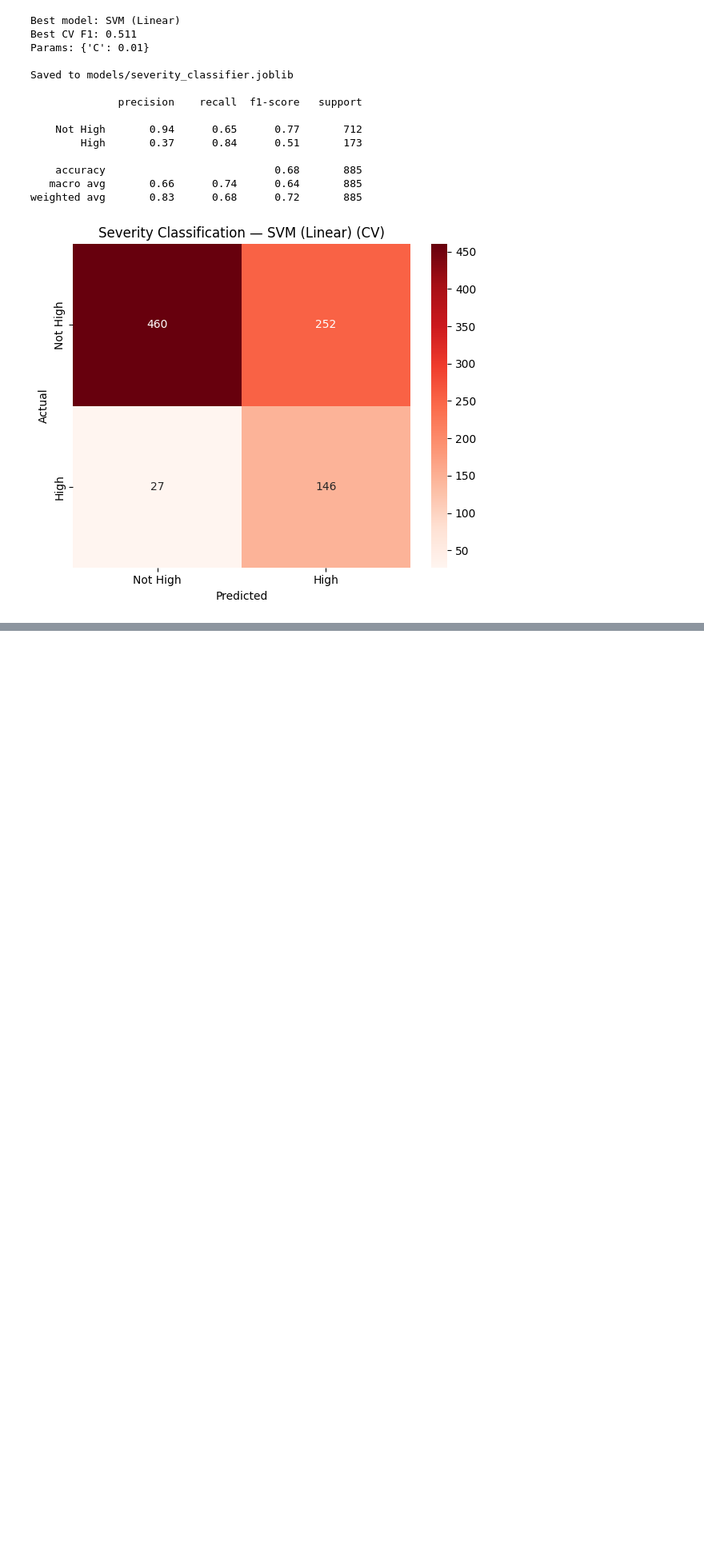
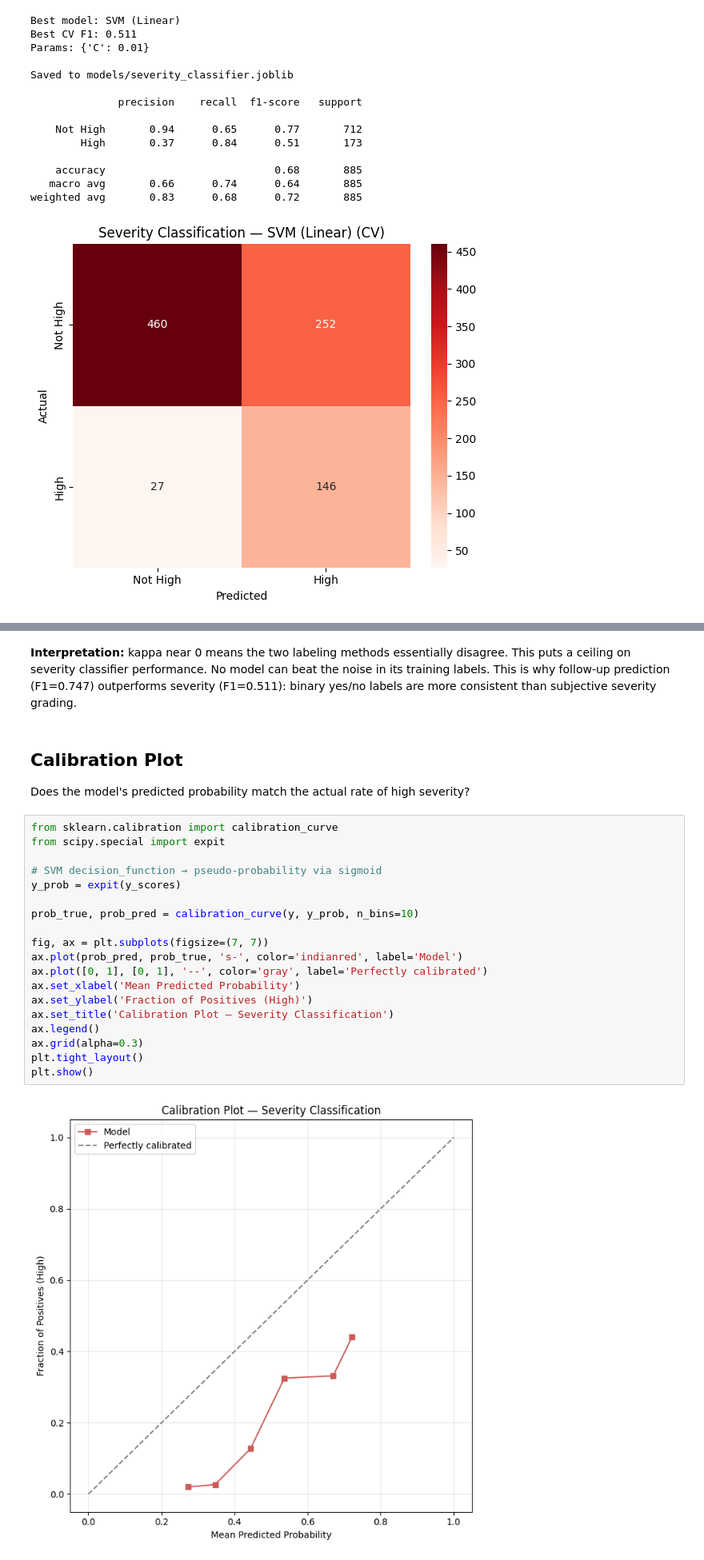
Before and after one commit to Josh-Buck/ClinicalMeetingRecorder, a Jupyter notebook: notebooks/08_severity_classification_v2.ipynb, the cells around one changed output, grey strips where cells are left out. Shown at 80% size. Drawn from its saved outputs; the diff is of its cells as text; blank space fills up the shorter version.

```diff
--- a/notebooks/08_severity_classification_v2.ipynb
+++ b/notebooks/08_severity_classification_v2.ipynb
@@ -243,0 +346,29 @@ weighted avg       0.83      0.68      0.72       885
+# %% [markdown]
+**Interpretation:** kappa near 0 means the two labeling methods essentially disagree.
+This puts a ceiling on severity classifier performance. No model can beat the noise in its training labels.
+This is why follow-up prediction (F1=0.747) outperforms severity (F1=0.511): binary yes/no labels are more consistent than subjective severity grading.
+# %% [markdown]
+## Calibration Plot
+
+Does the model's predicted probability match the actual rate of high severity?
+# %%
+from sklearn.calibration import calibration_curve
+from scipy.special import expit
+
+# SVM decision_function → pseudo-probability via sigmoid
+y_prob = expit(y_scores)
+
+prob_true, prob_pred = calibration_curve(y, y_prob, n_bins=10)
+
+fig, ax = plt.subplots(figsize=(7, 7))
+ax.plot(prob_pred, prob_true, 's-', color='indianred', label='Model')
+ax.plot([0, 1], [0, 1], '--', color='gray', label='Perfectly calibrated')
+ax.set_xlabel('Mean Predicted Probability')
+ax.set_ylabel('Fraction of Positives (High)')
+ax.set_title('Calibration Plot — Severity Classification')
+ax.legend()
+ax.grid(alpha=0.3)
+plt.tight_layout()
+plt.show()
+# %% [output]
+[figure, added]
```
Also changed, not shown: parts of 5 cells of this notebook.
